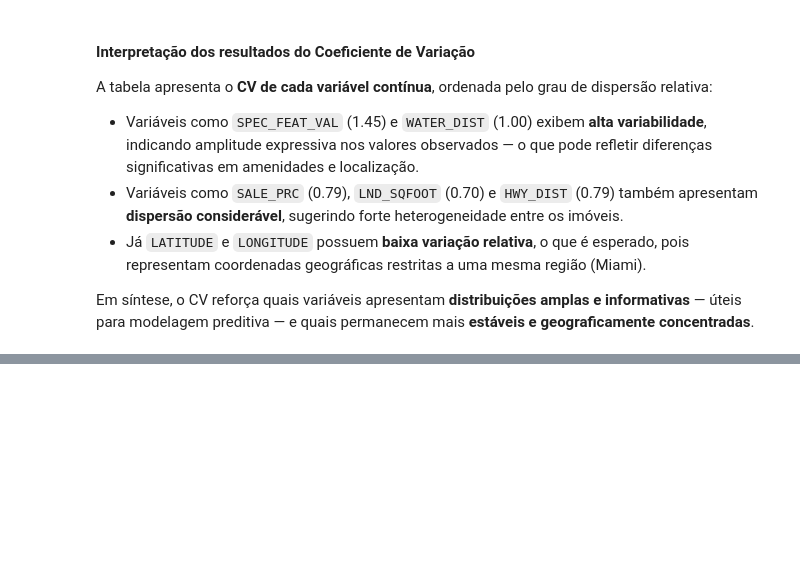
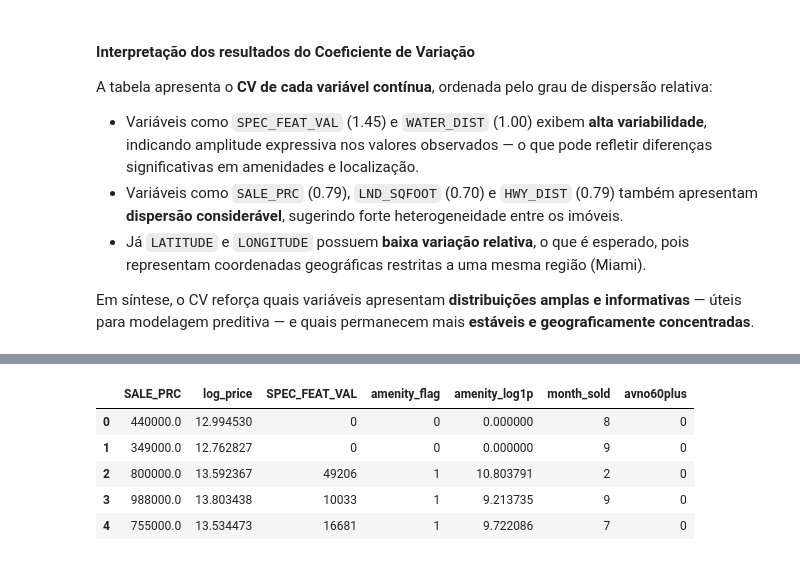
Before and after one commit to Joao-Pedro-Queiroz/project_maiami_housing, a Jupyter notebook: project.ipynb, the cells around one changed output, grey strips where cells are left out. Cells and saved outputs as stored; diff of their text form; code cells hidden in the pictures; blank space fills up the shorter version.

```diff
--- a/project.ipynb
+++ b/project.ipynb
@@ -381,0 +391,25 @@ Em síntese, o CV reforça quais variáveis apresentam **distribuições amplas
+# %%
+# Garante que temos as colunas necessárias
+cols_needed = {"SALE_PRC", "month_sold", "SPEC_FEAT_VAL", "avno60plus"}
+missing = cols_needed - set(data.columns)
+assert not missing, f"Faltam colunas para a análise: {missing}"
+
+df = data.copy()
+
+# Variáveis derivadas úteis
+df["log_price"] = np.log(df["SALE_PRC"])
+df["amenity_flag"] = (df["SPEC_FEAT_VAL"] > 0).astype(int)
+df["amenity_log1p"] = np.log1p(df["SPEC_FEAT_VAL"])
+
+# month_sold como categórica ordenada (1–12)
+df["month_sold"] = pd.Categorical(df["month_sold"], categories=list(range(1,13)), ordered=True)
+
+# Checagem rápida
+df[["SALE_PRC","log_price","SPEC_FEAT_VAL","amenity_flag","amenity_log1p","month_sold","avno60plus"]].head()
+# %% [output]
+|  | SALE_PRC | log_price | SPEC_FEAT_VAL | amenity_flag | amenity_log1p | month_sold | avno60plus |
+| 0 | 440000.0 | 12.994530 | 0 | 0 | 0.000000 | 8 | 0 |
+| 1 | 349000.0 | 12.762827 | 0 | 0 | 0.000000 | 9 | 0 |
+| 2 | 800000.0 | 13.592367 | 49206 | 1 | 10.803791 | 2 | 0 |
+| 3 | 988000.0 | 13.803438 | 10033 | 1 | 9.213735 | 9 | 0 |
+| 4 | 755000.0 | 13.534473 | 16681 | 1 | 9.722086 | 7 | 0 |
```
Also changed, not shown: parts of 13 cells of this notebook, 3 other files.
